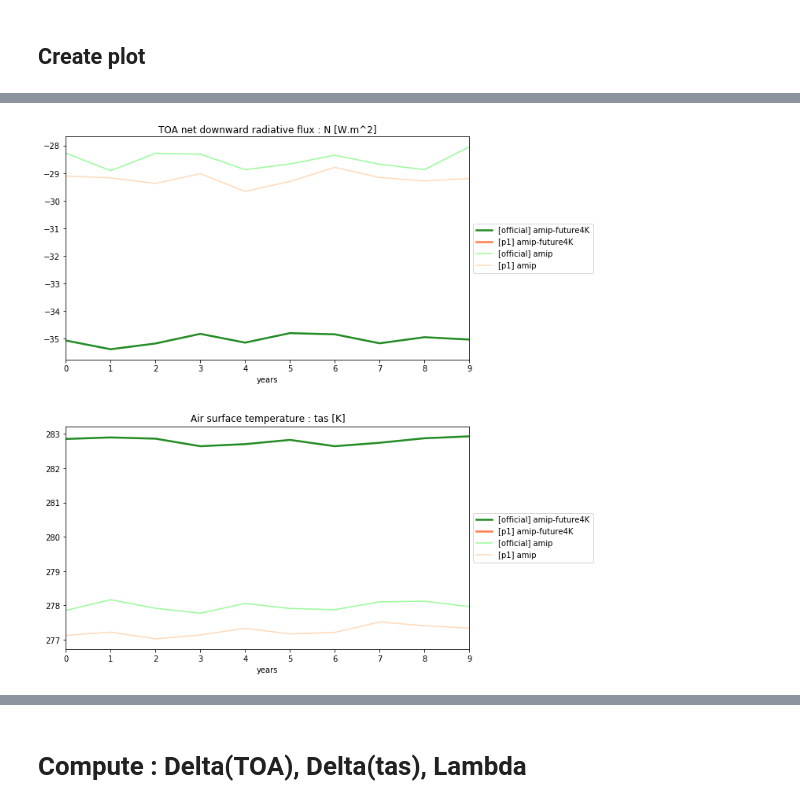
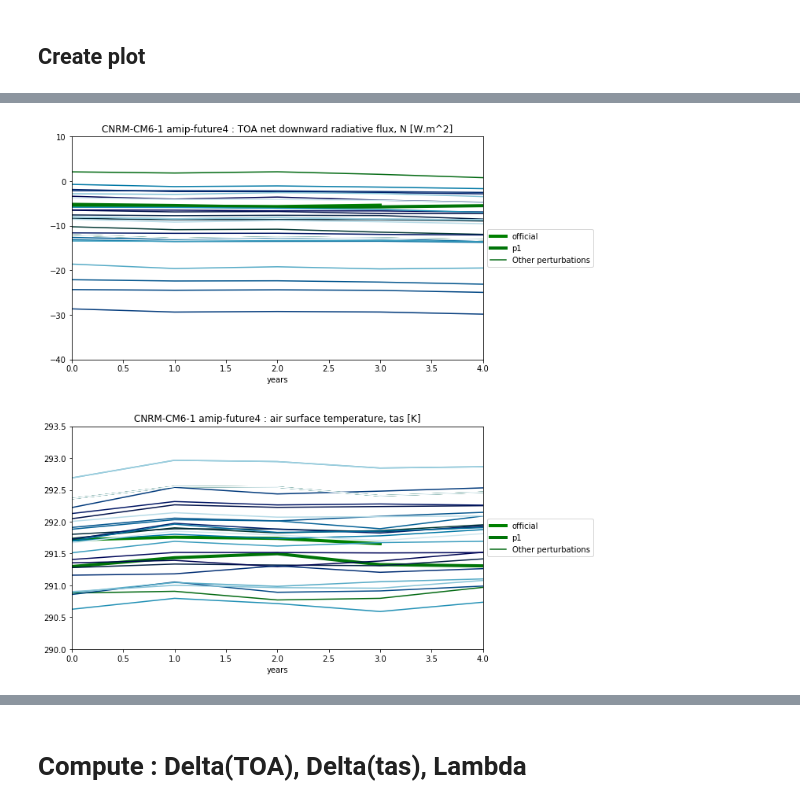
Before and after one commit to benmsanderson/CNRMppe, a Jupyter notebook: PPE/PPE_analyse.ipynb, the cells around one changed output, grey strips where cells are left out. Saved outputs shown, nothing was run; the diff lists cells and outputs as text; code cells hidden in the pictures.

```diff
--- a/PPE/PPE_analyse.ipynb
+++ b/PPE/PPE_analyse.ipynb
@@ -182,22 +212,51 @@ plt.subplots_adjust(hspace = 0.30)
-# %%
-plt.subplots(figsize=(10,10))
-
-plt.subplot(211)
-title="TOA net downward radiative flux : N [W.m^2]"
-colors=['forestgreen','coral','palegreen','peachpuff']
-xlabel='years'
-legend=['[official] amip-future4K','[p1] amip-future4K','[official] amip','[p1] amip']
-plot_lines_4(official_future4K, p1_future4K, official_amip, p1_amip, 'N', title, colors, xlabel, legend )
-
-plt.subplot(212)
-title='Air surface temperature : tas [K]'
-colors=['forestgreen','coral','palegreen','peachpuff']
-xlabel='years'
-legend=['[official] amip-future4K','[p1] amip-future4K','[official] amip','[p1] amip']
-plot_lines_4(official_future4K, p1_future4K, official_amip, p1_amip, 'tas', title, colors, xlabel, legend )
-
-#Ajustement des subplots
-plt.tight_layout()
-plt.subplots_adjust(hspace = 0.30)
-# %% [output]
-[figure, removed]
+# %%
+# PARAMETERS :
+n=len(future4K)+2
+df=[None]*n
+df[0] = official_future4K
+df[1] = p1_future4K
+df[2:] = [future4K[i+"_future4k"] for i in nb_p_list]
+cmap = plt.get_cmap('ocean')
+colors = [cmap(i) for i in np.linspace(0, 1, len(df))]
+linewidth = [4.0, 4.0]
+i=0
+N=len(df)
+while i<N:
+    linewidth.append(1.5)
+    i=i+1
+
+xlabel = 'years'
+xmin = 0
+xmax = 4
+legend = ['official', 'p1', 'Other perturbations']
+
+# Plot of lines from different dataframes
+plt.subplots(figsize=(10,10))
+
+plt.subplot(211)
+title = 'CNRM-CM6-1 amip-future4 : TOA net downward radiative flux, N [W.m^2]'
+y = 'N'
+ymin = -40.0
+ymax = 10.0
+plotlines_Xdf(df, y, title, colors, linewidth, xlabel, xmin, xmax, ymin, ymax, legend)
+
+plt.subplot(212)
+title='CNRM-CM6-1 amip-future4 : air surface temperature, tas [K]'
+y = 'tas'
+ymin = 290.0
+ymax = 293.5
+plotlines_Xdf(df, y, title, colors, linewidth, xlabel, xmin, xmax, ymin, ymax, legend)
+
+#Ajustement des subplots
+plt.tight_layout()
+plt.subplots_adjust(hspace = 0.30)
+
+# Enregistrer la figure .....................
+
+plt.savefig("/data/home/globc/peatier/figures/longPPE_N_tas.png",
+        orientation='portrait', bbox_inches='tight', pad_inches=0.1)
+
+# Show la figure .................
+plt.show()
+# %% [output]
+[figure, added]
```
Also changed, not shown: parts of 38 cells of this notebook, 6 other files.
